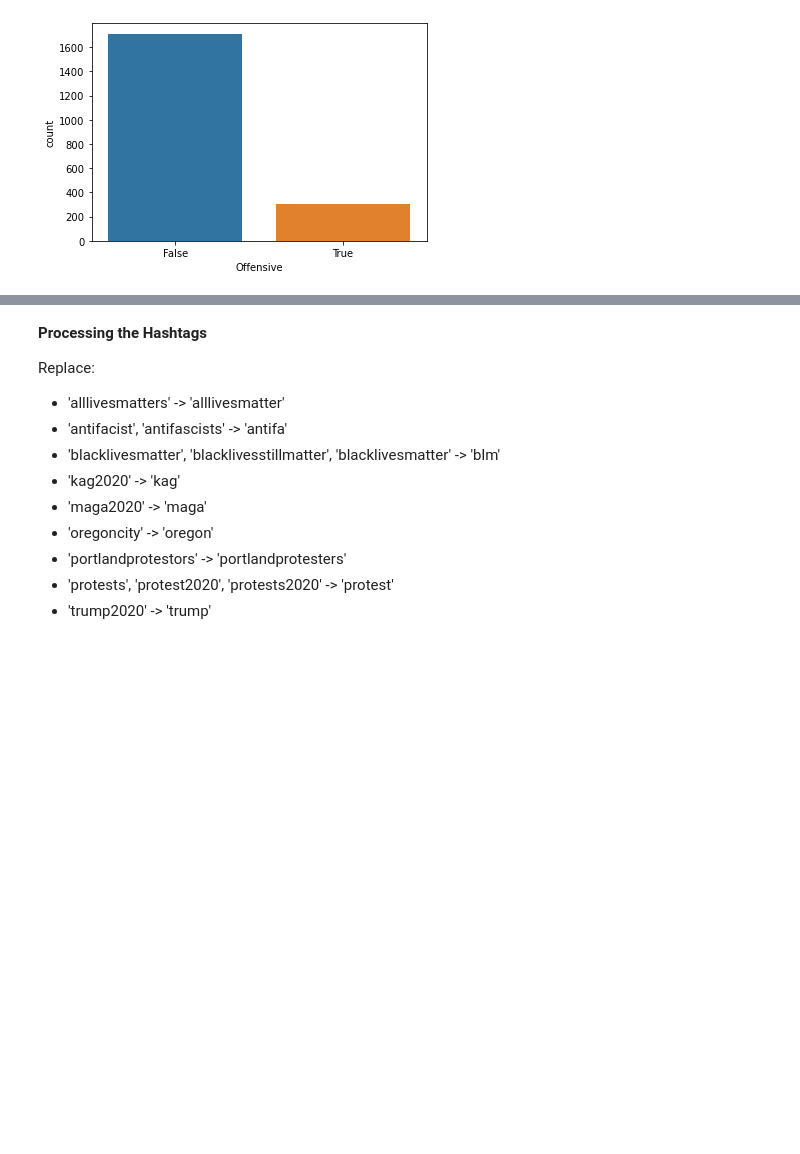
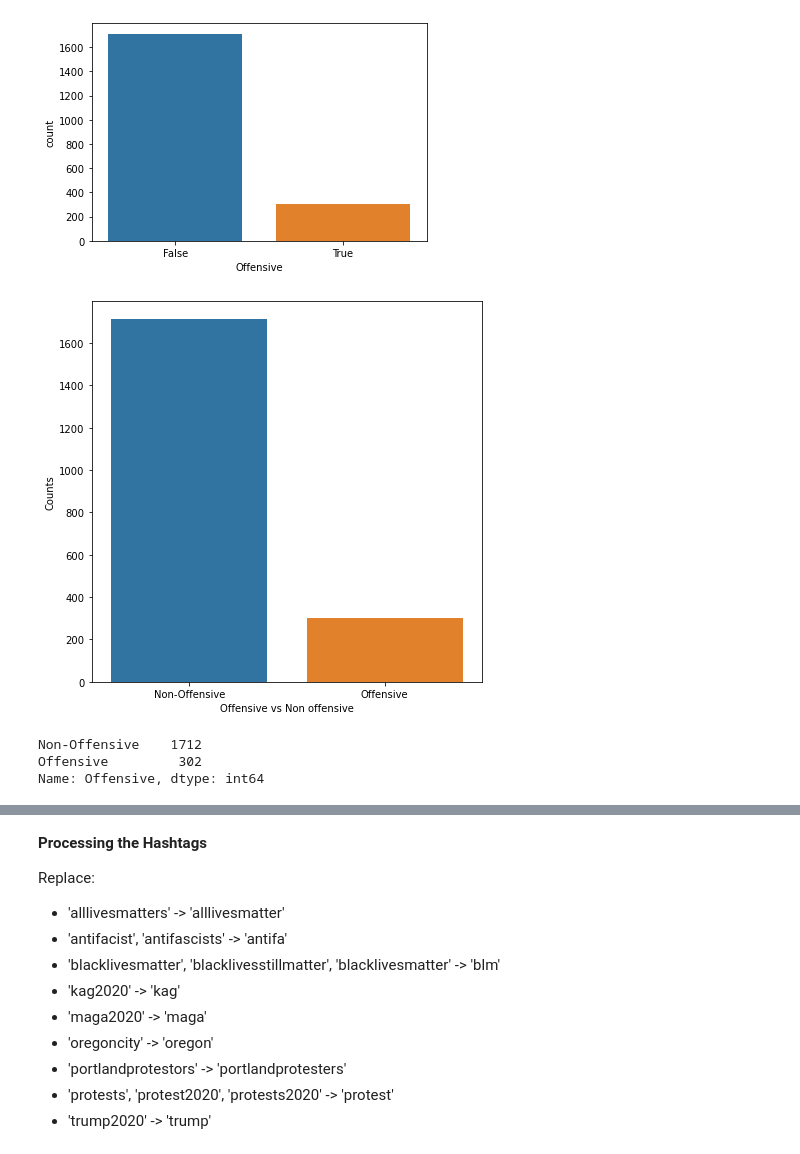
Before and after one commit to fahim0120/SocialMediaMiningProject, a Jupyter notebook: ProudBoys.ipynb, the cells around one changed output, grey strips where cells are left out. Drawn from its saved outputs; the diff is of its cells as text; code cells hidden in the pictures; blank space fills up the shorter version.

```diff
--- a/ProudBoys.ipynb
+++ b/ProudBoys.ipynb
@@ -78,5 +82,20 @@ False    1712
 True      302
 Name: Offensive, dtype: int64
 [figure]
+# %%
+#temp = data['Supportive'].map({False: 'Non-Supportive', True: 'Supportive'})
+temp = data['Offensive'].map({False: 'Non-Offensive', True: 'Offensive'})
+temp.head()
+plt.figure(figsize=(7,7))
+sns.countplot(x=temp)
+plt.xlabel('Offensive vs Non offensive')
+plt.ylabel('Counts')
+plt.show()
+print(temp.value_counts())
+# %% [output]
+[figure, added]
+Non-Offensive    1712
+Offensive         302
+Name: Offensive, dtype: int64
 # %%
 data['media_type'] = data['media_type'].fillna('plain_text')
```
Also changed, not shown: parts of 34 cells of this notebook, 1 other file.
